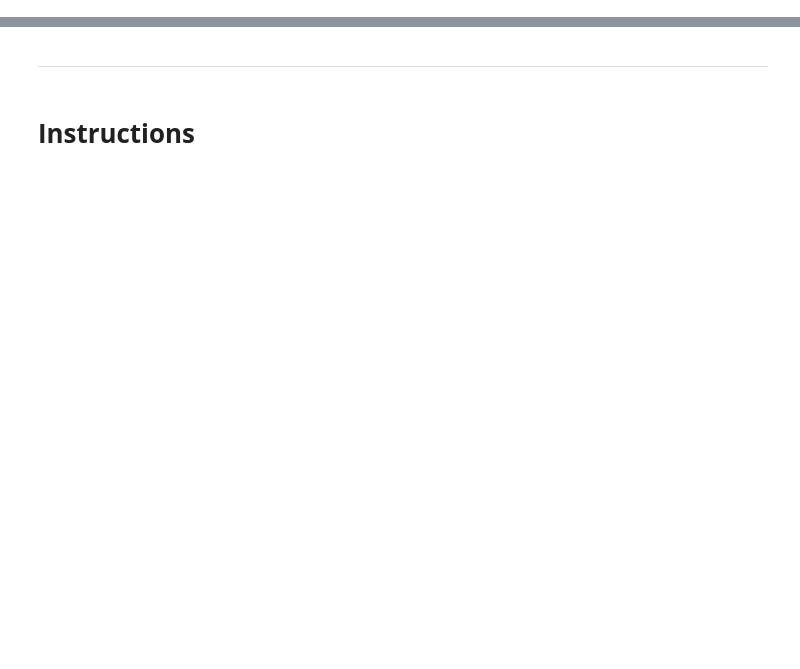
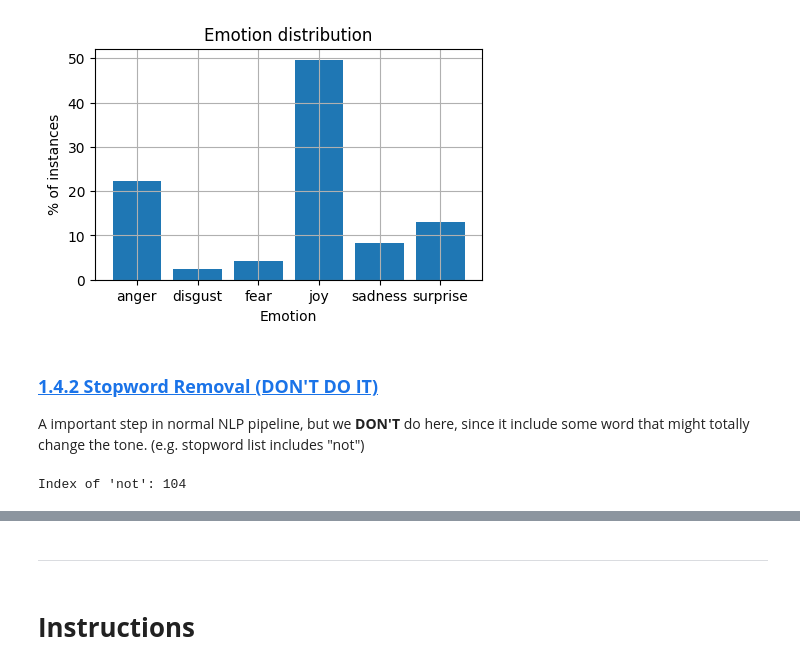
Before and after one commit to huang-chen-wei/DM2025-Lab2-Exercise, a Jupyter notebook: DM2025-Lab2-Homework.ipynb, the cells around one changed output, grey strips where cells are left out. Cells and saved outputs as stored; diff of their text form; code cells hidden in the pictures; blank space fills up the shorter version.

```diff
--- a/DM2025-Lab2-Homework.ipynb
+++ b/DM2025-Lab2-Homework.ipynb
@@ -0,0 +85,7 @@
+# %%
+# Extract meaningful part of json data to dataframe
+df_posts = df_posts.rename(columns={
+    "root__source_post_post_id": "id",
+    "root__source_post_text": "text"
+})[["id", "text"]]
+print(df_posts.head(3))
@@ -0,0 +97,8 @@
+# %%
+df_data_id = pd.read_csv(f"{PATH}/data_identification.csv")
+df_emotion = pd.read_csv(f"{PATH}/emotion.csv")
+df_sample_sub = pd.read_csv(f"{PATH}/sampleSubmission.csv")
+
+print(df_data_id.shape); print(df_data_id.head(3))
+print(df_emotion.shape); print(df_emotion.head(3))
+print(df_sample_sub.shape); print(df_sample_sub.head(3))
@@ -0,0 +121,9 @@
+# %%
+# Merge data
+df = pd.merge(df_posts,df_data_id,left_on="id",right_on="id",how="left")
+df = pd.merge(df, df_emotion,left_on="id",right_on="id", how="left")
+# Split data to train and test
+train_df = df[df["split"] == "train"].dropna(subset=["emotion"])
+test_df = df[df["split"] == "test"]
+
+print(df.head(3))
@@ -0,0 +171,36 @@
+# %%
+import numpy as np
+import matplotlib.pyplot as plt
+
+# the histogram of the data
+labels = train_df['emotion'].unique()
+post_total = len(train_df)
+df1 = train_df.groupby(['emotion']).count()['text']
+df1 = df1.apply(lambda x: round(x*100/post_total,3))
+
+#plot
+fig, ax = plt.subplots(figsize=(5,3))
+plt.bar(df1.index,df1.values)
+
+#arrange
+plt.ylabel('% of instances')
+plt.xlabel('Emotion')
+plt.title('Emotion distribution')
+plt.grid(True)
+plt.show()
+# %% [output]
+[figure, added]
+# %% [markdown]
+### <a id='toc1_5_3_'></a>[**1.4.2 Stopword Removal (DON'T DO IT)**](#toc0_)
+A important step in normal NLP pipeline, but we **DON'T** do here, since it include some word that might totally change the tone. (e.g. stopword list includes "not")
+# %%
+from nltk.corpus import stopwords
+
+stop_words = stopwords.words("english")
+if "not" in stop_words:
+    index = stop_words.index("not")
+    print("Index of 'not':", index)
+else:
+    print("'not' is not in stop_words")
+# %% [output]
+Index of 'not': 104
```
Also changed, not shown: parts of 65 cells of this notebook, 17 other files.
